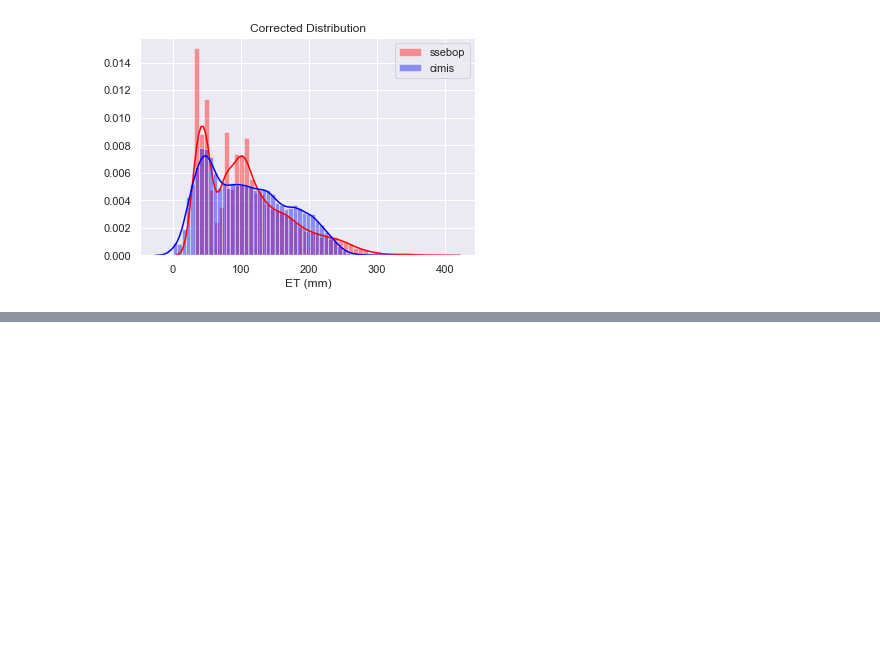
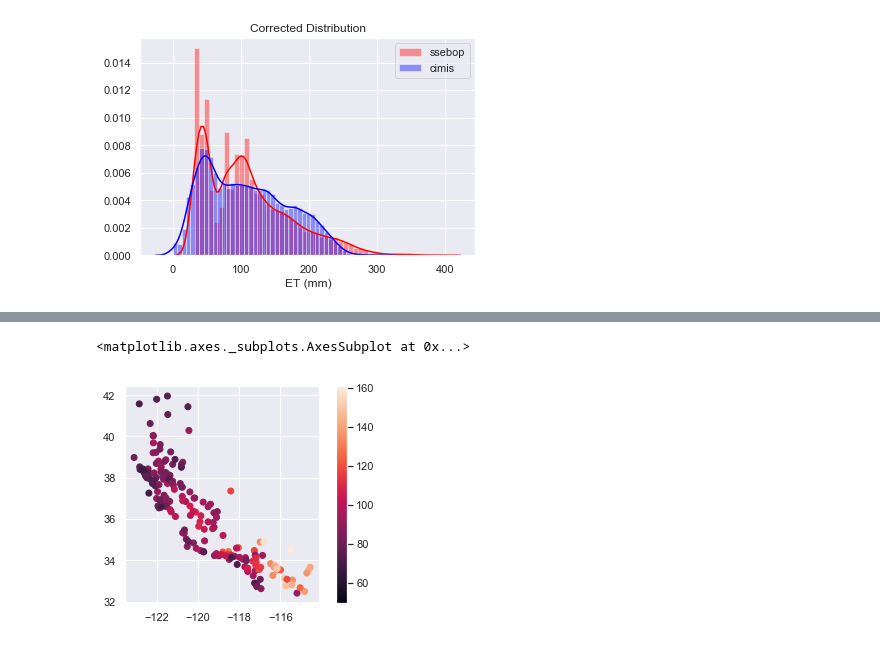
Before and after one commit to kashingtonDC/CIMIS, a Jupyter notebook: code/CIMIS-Copy3.ipynb, the cells around one changed output, grey strips where cells are left out. Drawn from its saved outputs; the diff is of its cells as text; code cells hidden in the pictures; blank space fills up the shorter version.

```diff
--- a/code/CIMIS-Copy3.ipynb
+++ b/code/CIMIS-Copy3.ipynb
@@ -675,0 +754,30 @@ Coordinates:
+# %%
+monthgrids = []
+
+# Loop through months
+for i in range(1,13)[:6]:
+
+    # Select all sites for that month
+    mdf = dataset.loc[dataset.date.dt.month == i]
+
+    mdf_mean = {}
+
+    # Loop through sites
+    for j in mdf.id.unique()[:]:
+        sdf = mdf[mdf.id == j]
+
+        # Get the mean CIMIS ET error for that site / month
+        smm = np.nanmean(sdf.cimis_et.astype(float))
+        # append to the dict in outer loop
+        mdf_mean[int(j)] = smm
+
+    # Make dataframe for each month, drop nans, write out
+    mdf_df = pd.DataFrame(mdf_mean, index = [0]).T
+    mdf_df.columns = ["et_m"]
+    mdf_gdf = pd.merge(gdf,mdf_df, left_on = 'id', right_index = True)
+    monthgrids.append(mdf_gdf.dropna())
+# %%
+monthgrids[2].plot(column = "et_m", legend = True)
+# %% [output]
+<matplotlib.axes._subplots.AxesSubplot at 0x...>
+[figure, added]
```
Also changed, not shown: parts of 54 cells of this notebook.
